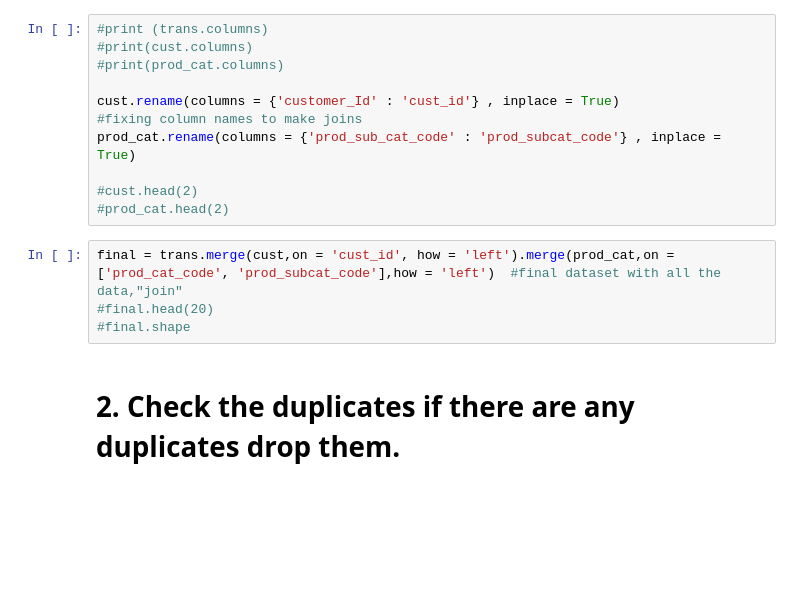
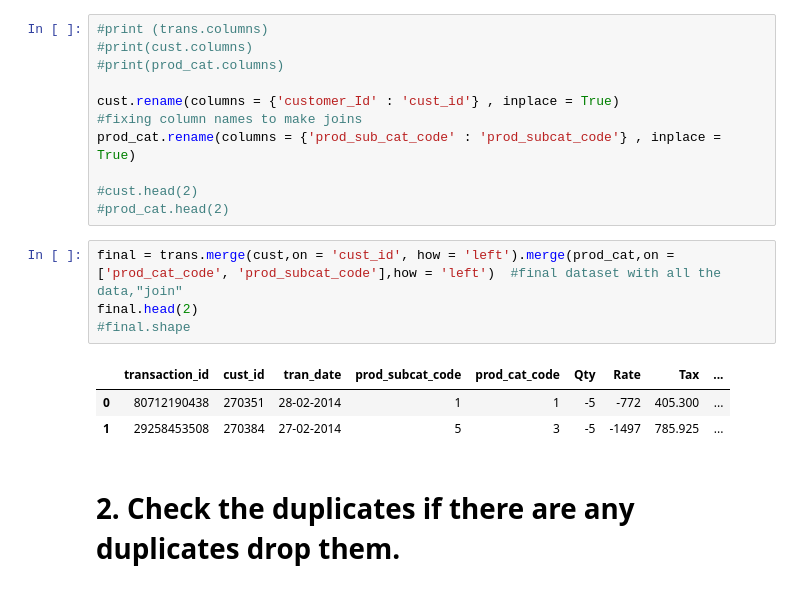
Before and after one commit to morepriyam/analytics_in_retail, a Jupyter notebook: Task1.ipynb, the cells around one changed output. Cells and saved outputs as stored; diff of their text form; blank space fills up the shorter version.

```diff
--- a/Task1.ipynb
+++ b/Task1.ipynb
@@ -31,8 +31,12 @@ prod_cat.rename(columns = {'prod_sub_cat_code' : 'prod_subcat_code'} , inplace =
 #prod_cat.head(2)
 # %%
 final = trans.merge(cust,on = 'cust_id', how = 'left').merge(prod_cat,on = ['prod_cat_code', 'prod_subcat_code'],how = 'left')  #final dataset with all the data,"join"
-#final.head(20)
+final.head(2)
 #final.shape
+# %% [output]
+|  | transaction_id | cust_id | tran_date | prod_subcat_code | prod_cat_code | Qty | Rate | Tax | ... |
+| 0 | 80712190438 | 270351 | 28-02-2014 | 1 | 1 | -5 | -772 | 405.300 | ... |
+| 1 | 29258453508 | 270384 | 27-02-2014 | 5 | 3 | -5 | -1497 | 785.925 | ... |
 # %% [markdown]
 # 2. Check the duplicates if there are any duplicates drop them.
 # %%
```
Also changed, not shown: parts of 3 cells of this notebook.
